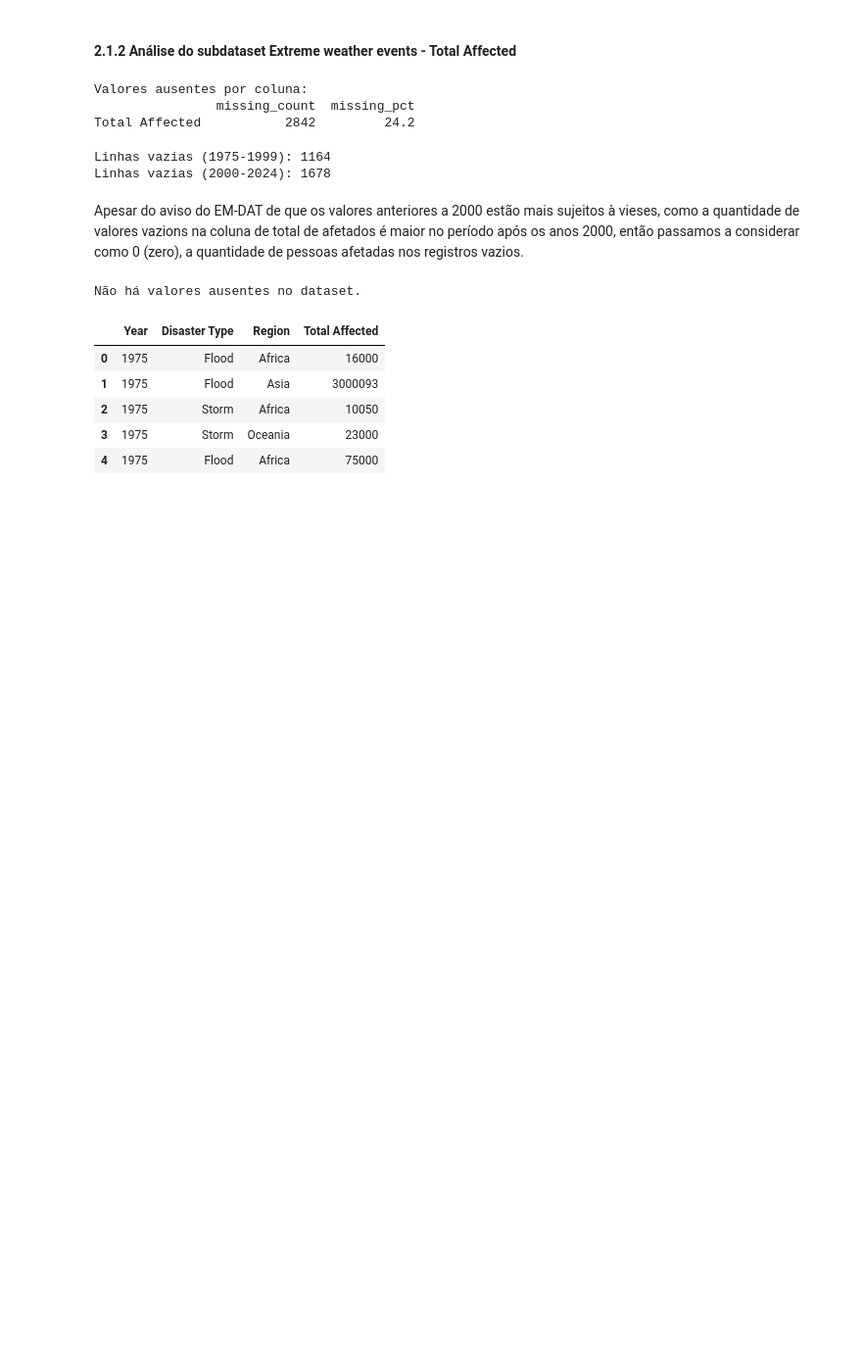
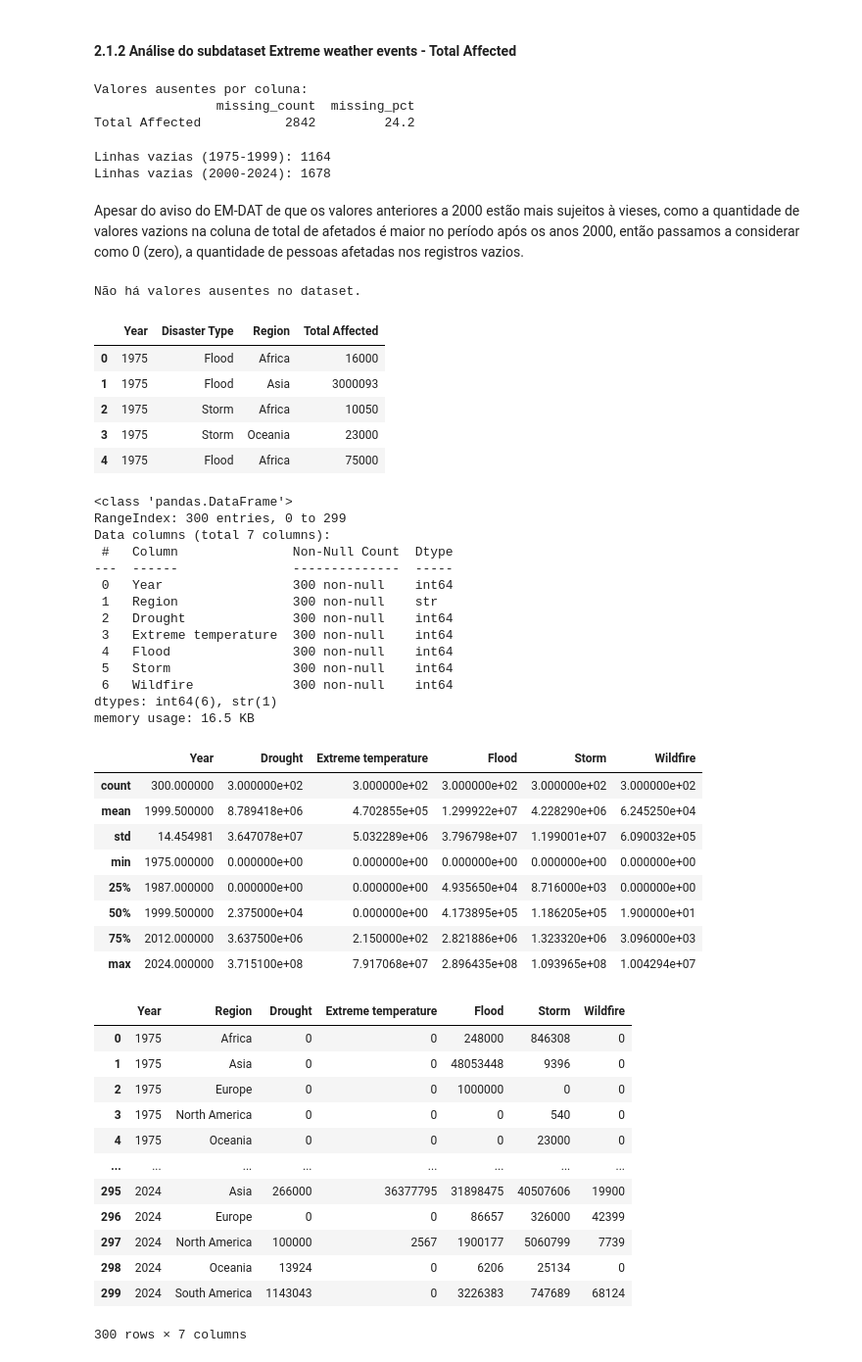
Before and after one commit to felipesabbado/2026-IPS-vd-project, a Jupyter notebook: notebooks/analysis.ipynb, the cells around one changed output. Shown at 98% size. Saved outputs shown, nothing was run; the diff lists cells and outputs as text; code cells hidden in the pictures; blank space fills up the shorter version.

```diff
--- a/notebooks/analysis.ipynb
+++ b/notebooks/analysis.ipynb
@@ -201,13 +285,56 @@ Apesar do aviso do EM-DAT de que os valores anteriores a 2000 estão mais sujeit
 # %%
 ewe_affected = ewe_affected.fillna(0)
 ewe_affected['Total Affected'] = ewe_affected['Total Affected'].astype(int)
 show_missing_values(ewe_affected)
-ewe_affected.head()
+display(ewe_affected.head())
+
+ewe_affected_1 = ewe_affected.groupby(['Year', 'Region', 'Disaster Type'])['Total Affected'].sum()
+ewe_affected_1 = ewe_affected_1.unstack(fill_value=0).reset_index().rename_axis(None, axis=1)
+
+ewe_affected_1.info()
+display(ewe_affected_1.describe())
+display(ewe_affected_1)
 # %% [output]
 Não há valores ausentes no dataset.
 |  | Year | Disaster Type | Region | Total Affected |
 | 0 | 1975 | Flood | Africa | 16000 |
 | 1 | 1975 | Flood | Asia | 3000093 |
 | 2 | 1975 | Storm | Africa | 10050 |
 | 3 | 1975 | Storm | Oceania | 23000 |
 | 4 | 1975 | Flood | Africa | 75000 |
+<class 'pandas.DataFrame'>
+RangeIndex: 300 entries, 0 to 299
+Data columns (total 7 columns):
+ #   Column               Non-Null Count  Dtype
+---  ------               --------------  -----
+ 0   Year                 300 non-null    int64
+ 1   Region               300 non-null    str
+ 2   Drought              300 non-null    int64
+ 3   Extreme temperature  300 non-null    int64
+ 4   Flood                300 non-null    int64
+ 5   Storm                300 non-null    int64
+ 6   Wildfire             300 non-null    int64
+dtypes: int64(6), str(1)
+memory usage: 16.5 KB
+|  | Year | Drought | Extreme temperature | Flood | Storm | Wildfire |
+| count | 300.000000 | 3.000000e+02 | 3.000000e+02 | 3.000000e+02 | 3.000000e+02 | 3.000000e+02 |
+| mean | 1999.500000 | 8.789418e+06 | 4.702855e+05 | 1.299922e+07 | 4.228290e+06 | 6.245250e+04 |
+| std | 14.454981 | 3.647078e+07 | 5.032289e+06 | 3.796798e+07 | 1.199001e+07 | 6.090032e+05 |
+| min | 1975.000000 | 0.000000e+00 | 0.000000e+00 | 0.000000e+00 | 0.000000e+00 | 0.000000e+00 |
+| 25% | 1987.000000 | 0.000000e+00 | 0.000000e+00 | 4.935650e+04 | 8.716000e+03 | 0.000000e+00 |
+| 50% | 1999.500000 | 2.375000e+04 | 0.000000e+00 | 4.173895e+05 | 1.186205e+05 | 1.900000e+01 |
+| 75% | 2012.000000 | 3.637500e+06 | 2.150000e+02 | 2.821886e+06 | 1.323320e+06 | 3.096000e+03 |
+| max | 2024.000000 | 3.715100e+08 | 7.917068e+07 | 2.896435e+08 | 1.093965e+08 | 1.004294e+07 |
+|  | Year | Region | Drought | Extreme temperature | Flood | Storm | Wildfire |
+| 0 | 1975 | Africa | 0 | 0 | 248000 | 846308 | 0 |
+| 1 | 1975 | Asia | 0 | 0 | 48053448 | 9396 | 0 |
+| 2 | 1975 | Europe | 0 | 0 | 1000000 | 0 | 0 |
+| 3 | 1975 | North America | 0 | 0 | 0 | 540 | 0 |
+| 4 | 1975 | Oceania | 0 | 0 | 0 | 23000 | 0 |
+| ... | ... | ... | ... | ... | ... | ... | ... |
+| 295 | 2024 | Asia | 266000 | 36377795 | 31898475 | 40507606 | 19900 |
+| 296 | 2024 | Europe | 0 | 0 | 86657 | 326000 | 42399 |
+| 297 | 2024 | North America | 100000 | 2567 | 1900177 | 5060799 | 7739 |
+| 298 | 2024 | Oceania | 13924 | 0 | 6206 | 25134 | 0 |
+| 299 | 2024 | South America | 1143043 | 0 | 3226383 | 747689 | 68124 |
+300 rows × 7 columns
```
Also changed, not shown: parts of 19 cells of this notebook, 12 other files.
